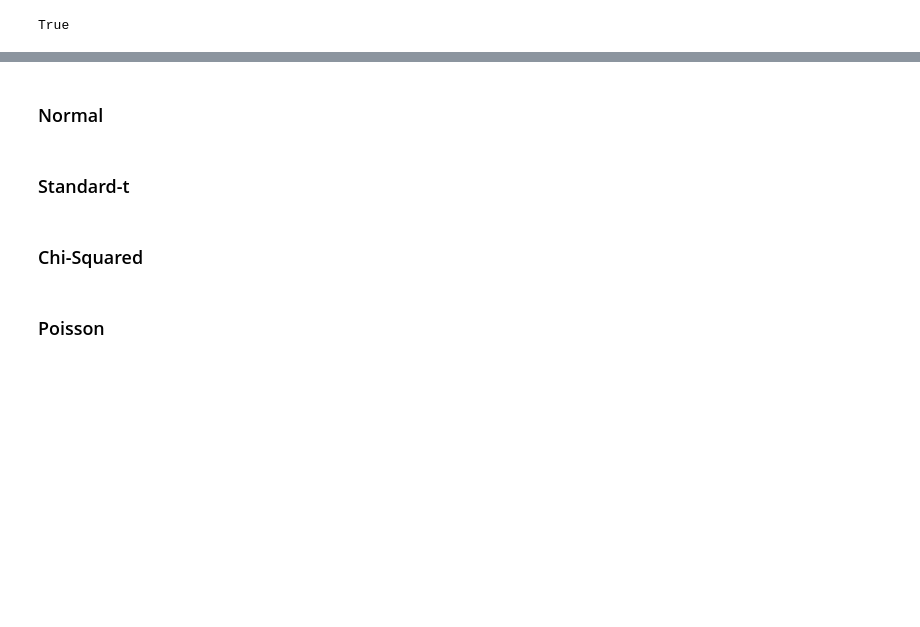
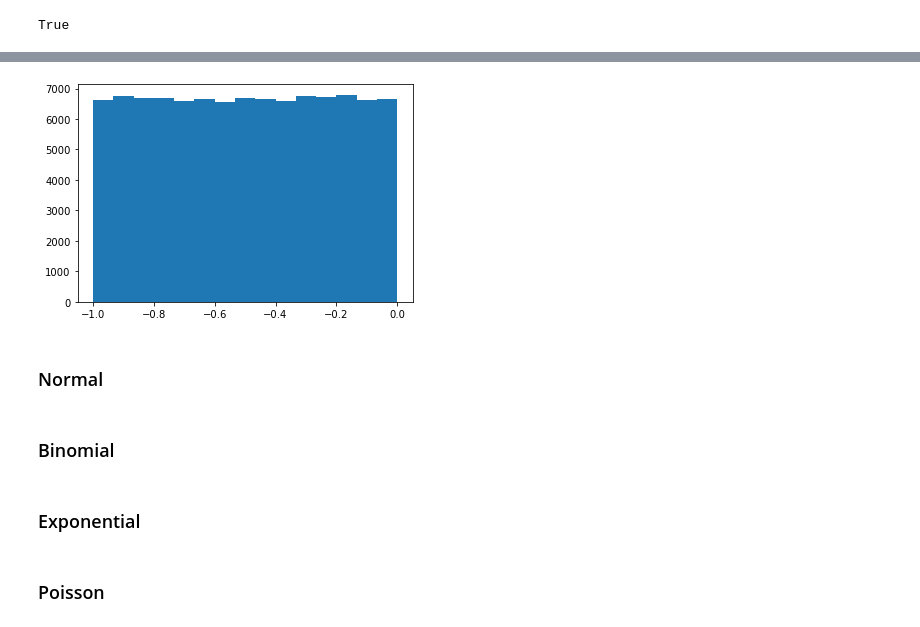
Before and after one commit to ShanePAustin/numpy-random, a Jupyter notebook: numpy-random.ipynb, the cells around one changed output, grey strips where cells are left out. Saved outputs shown, nothing was run; the diff lists cells and outputs as text; code cells hidden in the pictures; blank space fills up the shorter version.

```diff
--- a/numpy-random.ipynb
+++ b/numpy-random.ipynb
@@ -519,9 +584,15 @@ True
+# %%
+data = rng.uniform(-1,0,100000)
+plt.hist(data, bins = 15)
+plt.show()
+# %% [output]
+[figure, added]
 # %% [markdown]
 ### Normal
-# %% [markdown]
-### Standard-t
-# %% [markdown]
-### Chi-Squared
+# %% [markdown]
+### Binomial
+# %% [markdown]
+### Exponential
 # %% [markdown]
 ### Poisson
 # %% [markdown]
```
Also changed, not shown: parts of 40 cells of this notebook.
